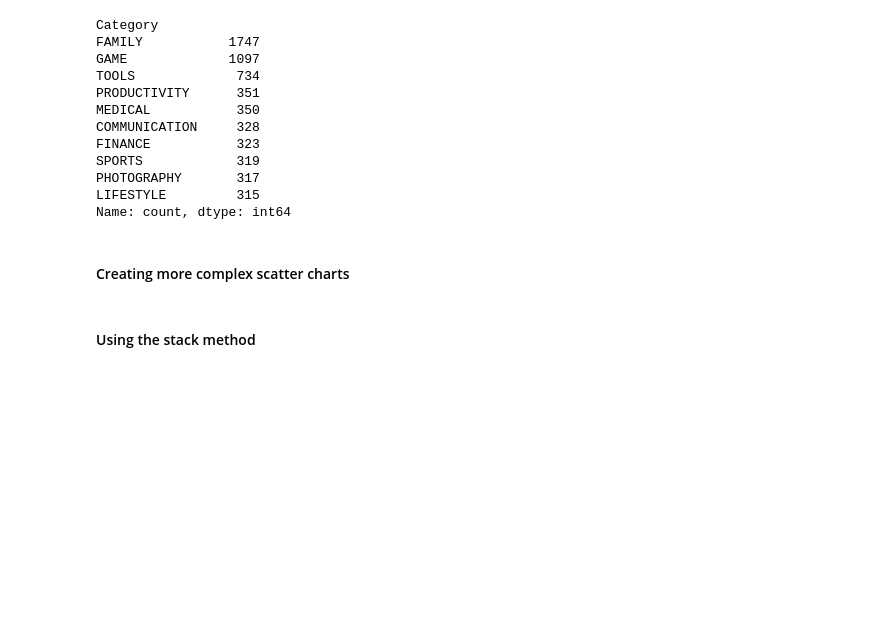
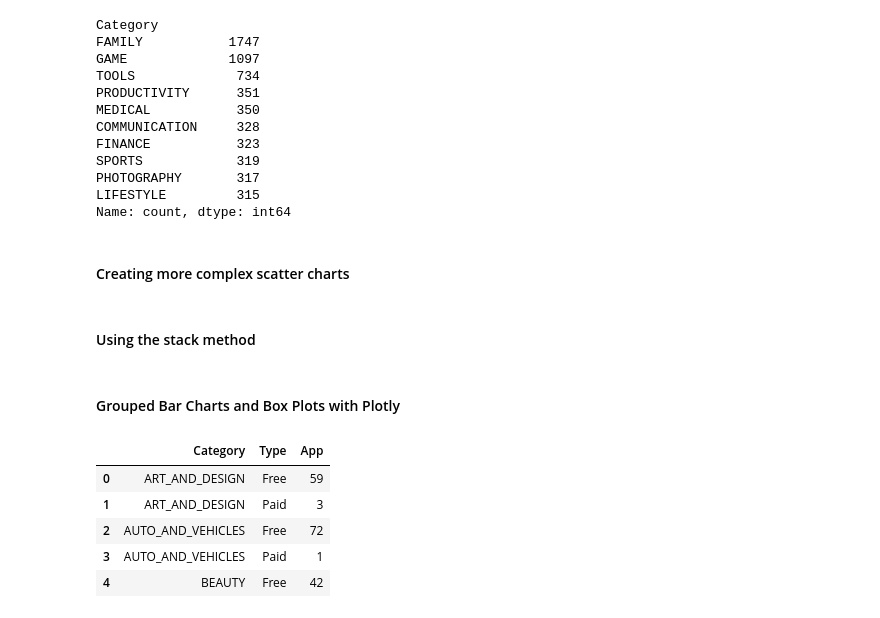
Before and after one commit to shane-221/Python_Basics, a Jupyter notebook: 09_Advanced-Data_Analysis(Pandas-Plotly-Seaborn)/76_Plotly/main.ipynb, the cells around one changed output. Cells and saved outputs as stored; diff of their text form; code cells hidden in the pictures; blank space fills up the shorter version.

```diff
--- a/09_Advanced-Data_Analysis(Pandas-Plotly-Seaborn)/76_Plotly/main.ipynb
+++ b/09_Advanced-Data_Analysis(Pandas-Plotly-Seaborn)/76_Plotly/main.ipynb
@@ -300,3 +302,16 @@ chart =  px.bar(x= stack.index[:10],
 
 chart.update_layout(coloraxis_showscale=False)
 chart.show()
+# %% [markdown]
+#### Grouped Bar Charts and Box Plots with Plotly
+# %%
+# Looking at the pricing data
+type_df = clean_df.groupby(["Category", "Type"], as_index=False).agg({"App":"count"})
+type_df.head()
+# %% [output]
+|  | Category | Type | App |
+| 0 | ART_AND_DESIGN | Free | 59 |
+| 1 | ART_AND_DESIGN | Paid | 3 |
+| 2 | AUTO_AND_VEHICLES | Free | 72 |
+| 3 | AUTO_AND_VEHICLES | Paid | 1 |
+| 4 | BEAUTY | Free | 42 |
```
Also changed, not shown: parts of 2 cells of this notebook.
